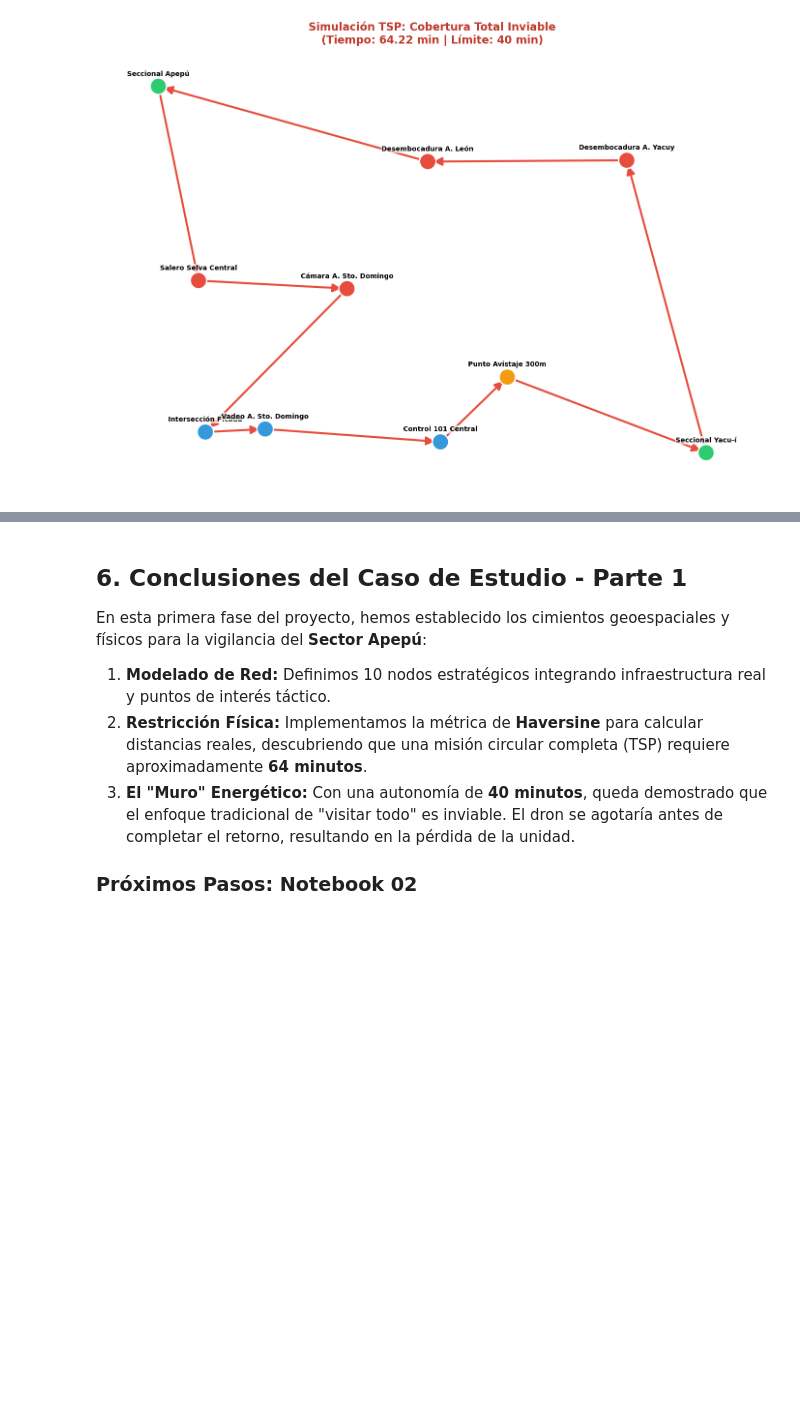
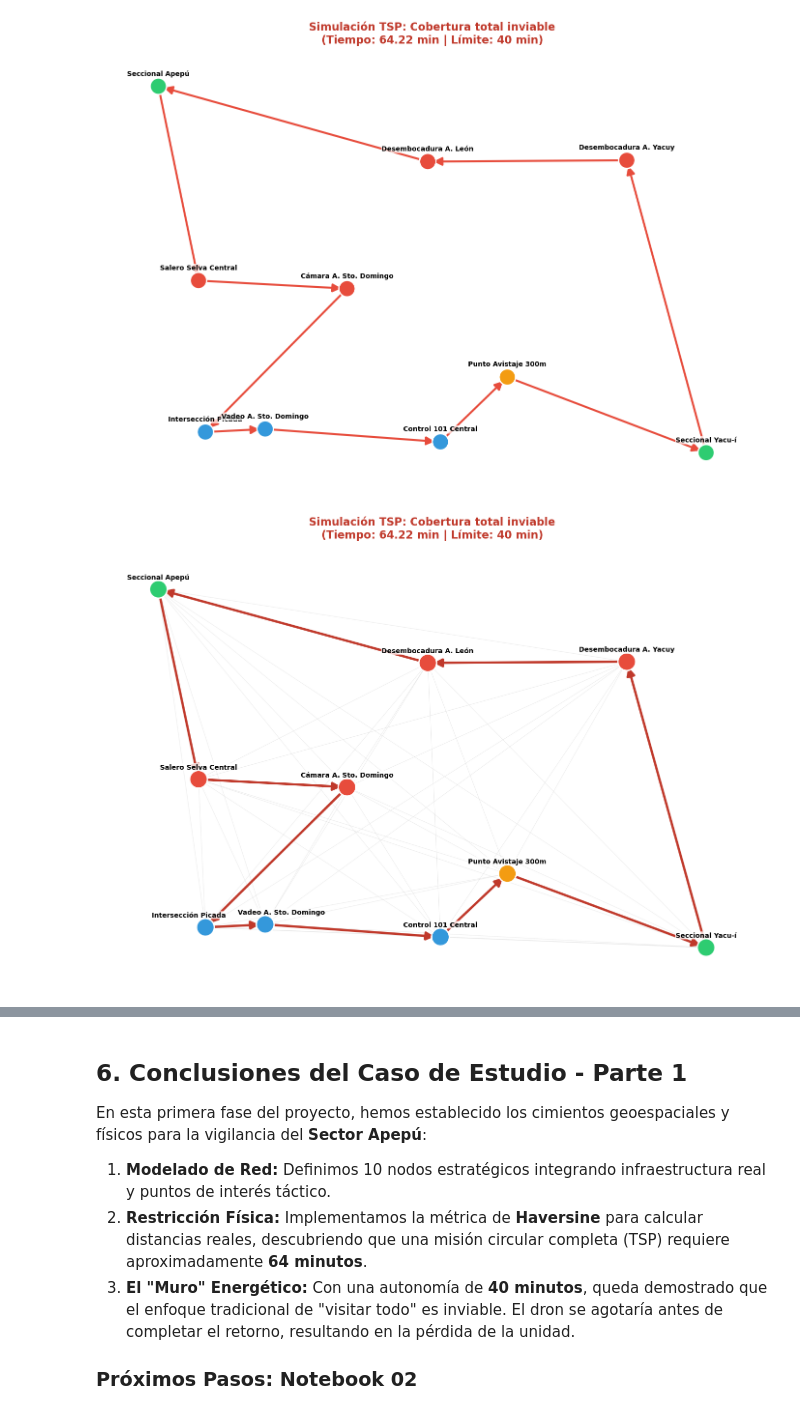
Before and after one commit to FernandaVil/drone-patrol-optimization, a Jupyter notebook: notebooks/01_Analisis_Factibilidad_TSP.ipynb, the cells around one changed output, grey strips where cells are left out. Cells and saved outputs as stored; diff of their text form; code cells hidden in the pictures; blank space fills up the shorter version.

```diff
--- a/notebooks/01_Analisis_Factibilidad_TSP.ipynb
+++ b/notebooks/01_Analisis_Factibilidad_TSP.ipynb
@@ -327,3 +327,101 @@ visualizar_ruta_tsp_final(df_nodos, ruta_tsp,
                          f"Simulación TSP: Cobertura total inviable\n(Tiempo: {tiempo_tsp:.2f} min | Límite: 40 min)")
 # %% [output]
 [figure]
+# %%
+import networkx as nx
+import matplotlib.pyplot as plt
+from itertools import combinations
+
+def visualizar_ruta_tsp_con_contexto(df, ruta, titulo):
+    # 1. Configuración inicial del Grafo
+    G_plot = nx.DiGraph()
+
+    # 2. Mapa de colores (Tu paleta original)
+    color_map_dict = {
+        'BASE': '#2ecc71',
+        'ACCESO': '#3498db',
+        'OBJETIVO': '#e74c3c', # Acepta ambos tags por si acaso
+        'HOTSPOT': '#e74c3c',
+        'TRANSITO': '#f39c12'
+    }
+
+    # Agregar nodos al grafo
+    for i, row in df.iterrows():
+        color_nodo = color_map_dict.get(row['tag'], 'gray')
+        G_plot.add_node(i, pos=(row['lon'], row['lat']), color=color_nodo)
+
+    # Obtener posiciones
+    pos = nx.get_node_attributes(G_plot, 'pos')
+
+    plt.figure(figsize=(14, 10))
+
+    # --- NUEVO: CAPA DE CONTEXTO (El "Fantasma" del Grafo Completo) ---
+    # Generamos todas las combinaciones posibles de pares de nodos
+    # Esto dibuja la "telaraña" gris de fondo
+    todos_los_pares = list(combinations(df.index, 2))
+
+    nx.draw_networkx_edges(
+        G_plot, pos,
+        edgelist=todos_los_pares,
+        edge_color='lightgray',
+        width=0.8,
+        alpha=0.4,  # Transparencia para que no moleste
+        arrows=False # Sin flechas en el fondo
+    )
+    # ---------------------------------------------------------------
+
+    # 3. Dibujar nodos (Encima de las líneas grises)
+    node_colors = [G_plot.nodes[i]['color'] for i in G_plot.nodes]
+    nx.draw_networkx_nodes(G_plot, pos, node_size=700, node_color=node_colors, edgecolors='white', linewidths=2)
+
+    # 4. Dibujar la RUTA TSP (La línea roja protagonista)
+    edges_ruta = [(ruta[i], ruta[i+1]) for i in range(len(ruta)-1)]
+
+    nx.draw_networkx_edges(
+        G_plot, pos,
+        edgelist=edges_ruta,
+        edge_color='#c0392b', # Rojo un poco más oscuro para contraste
+        width=3.5,
+        alpha=1.0,
+        arrows=True,
+        arrowstyle='-|>',
+        arrowsize=25
+    )
+
+    # 5. Dibujar etiquetas con tu offset original
+    label_pos = {k: (v[0], v[1] + 0.004) for k, v in pos.items()}
+    idx_izq = 6  # <-- ¡CAMBIA ESTO POR TU ÍNDICE REAL!
+    if idx_izq in pos:
+         # Restamos a X (izquierda), Restamos un poco a Y (abajo de la posición estándar)
+        label_pos[idx_izq] = (pos[idx_izq][0]-0.004 , pos[idx_izq][1]+0.004)
+
+    # Nodo de la derecha ("Vadeo..."): Lo movemos un poco a la DERECHA y ARRIBA
+    idx_der = 8
+    if idx_der in pos:
+        # Sumamos a X (derecha), Sumamos más a Y (más arriba)
+        label_pos[idx_der] = (pos[idx_der][0]+0.004 , pos[idx_der][1]+0.004)
+    # ---------------------------
+    nx.draw_networkx_labels(
+        G_plot, label_pos,
+        {i: r['nombre'] for i, r in df.iterrows()},
+        font_size=10,
+        font_weight='bold',
+        bbox=dict(facecolor='white', alpha=0.8, edgecolor='none', pad=1)
+    )
+
+    # Título y ajustes finales
+    plt.title(titulo, fontsize=16, color='#c0392b', fontweight='bold', pad=20)
+    plt.axis('off')
+    plt.tight_layout()
+
+    # Guardar automáticamente en la carpeta output
+    plt.savefig("../outputs/grafo_tsp_contexto_fallido.png", dpi=300, bbox_inches='tight')
+    plt.show()
+
+# --- EJECUCIÓN ---
+# Asegúrate de tener calculada la variable 'tiempo_tsp' antes de correr esto
+titulo_grafico = f"Simulación TSP: Cobertura total inviable\n(Tiempo: {tiempo_tsp:.2f} min | Límite: 40 min)"
+
+visualizar_ruta_tsp_con_contexto(df_nodos, ruta_tsp, titulo_grafico)
+# %% [output]
+[figure, added]
```
Also changed, not shown: parts of 2 cells of this notebook, 2 other files.
